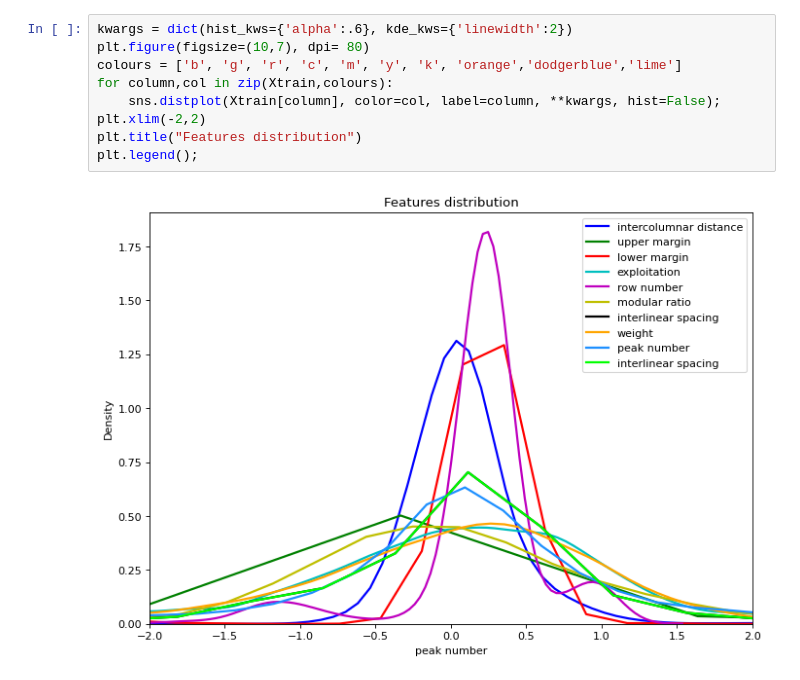
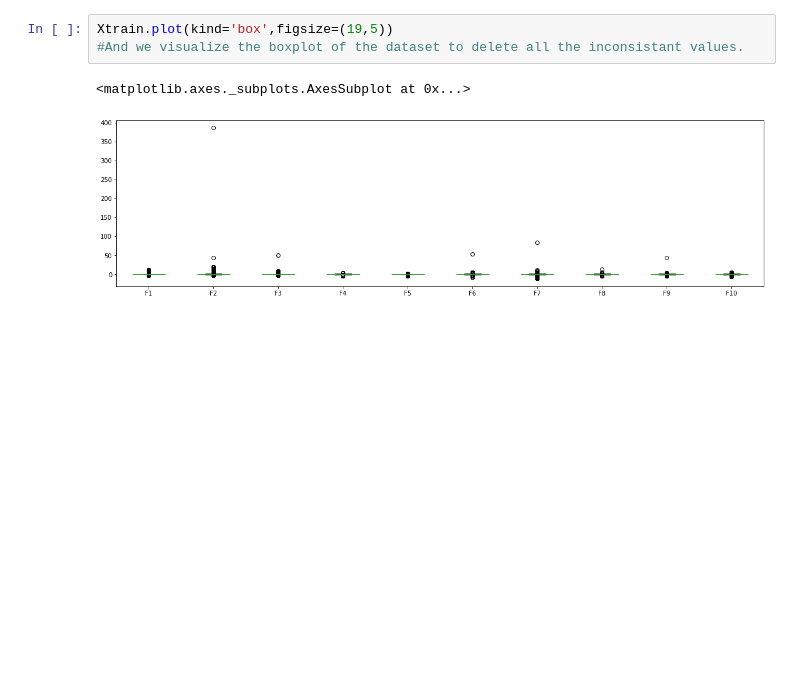
Before and after one commit to LeRoidelaRef/ESILV---Python-for-data-analysis---project-2022, a Jupyter notebook: Projet_Final_Python_for_Data.ipynb, the cells around one changed output. Saved outputs shown, nothing was run; the diff lists cells and outputs as text; blank space fills up the shorter version.

```diff
--- a/Projet_Final_Python_for_Data.ipynb
+++ b/Projet_Final_Python_for_Data.ipynb
@@ -46,11 +62,6 @@ plt.bar(Ytrain.value_counts().keys(),Ytrain.value_counts().values)
-# %%
-kwargs = dict(hist_kws={'alpha':.6}, kde_kws={'linewidth':2})
-plt.figure(figsize=(10,7), dpi= 80)
-colours = ['b', 'g', 'r', 'c', 'm', 'y', 'k', 'orange','dodgerblue','lime']
-for column,col in zip(Xtrain,colours):
-    sns.distplot(Xtrain[column], color=col, label=column, **kwargs, hist=False);
-plt.xlim(-2,2)
-plt.title("Features distribution")
-plt.legend();
-# %% [output]
-[figure, removed]
+# %%
+Xtrain.plot(kind='box',figsize=(19,5))
+#And we visualize the boxplot of the dataset to delete all the inconsistant values.
+# %% [output]
+<matplotlib.axes._subplots.AxesSubplot at 0x...>
+[figure, added]
```
Also changed, not shown: parts of 40 cells of this notebook.
